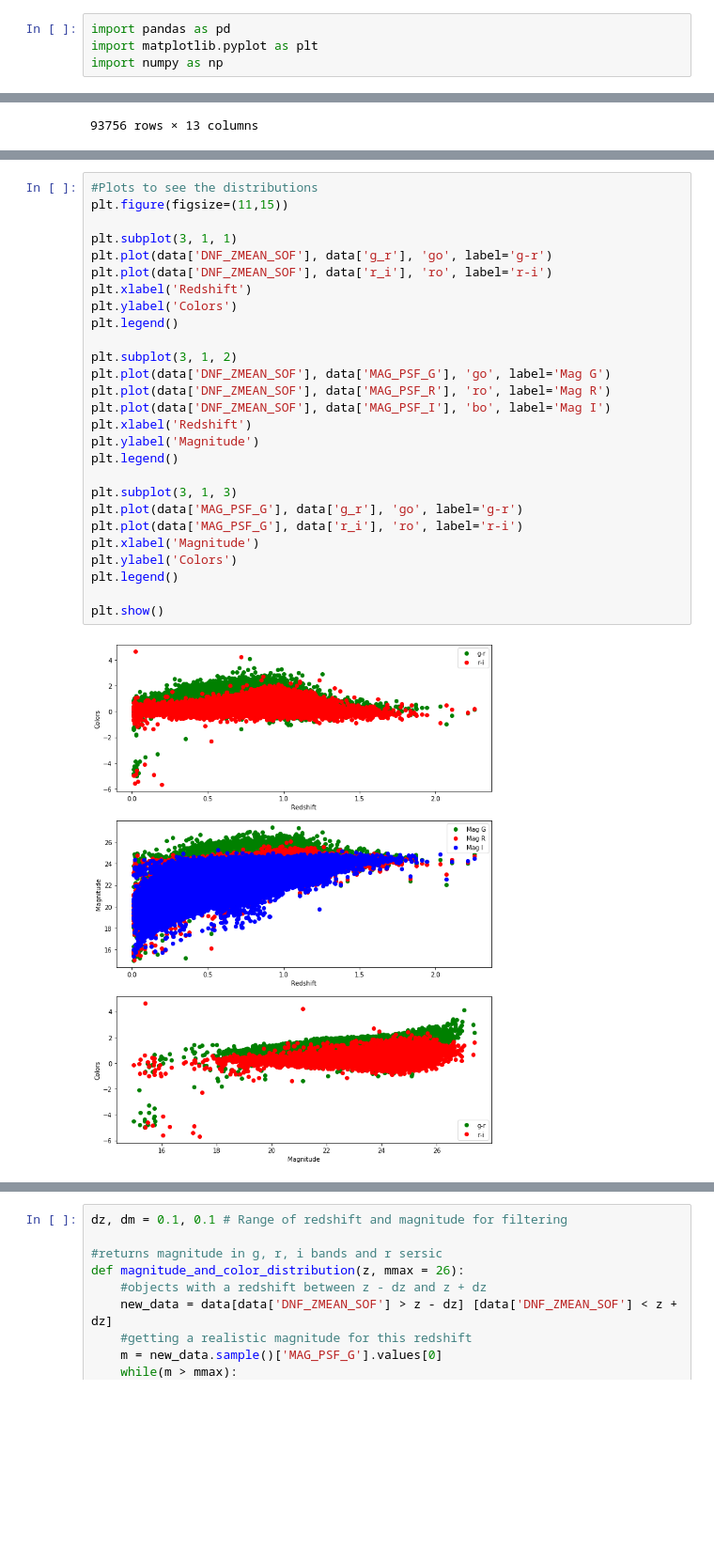
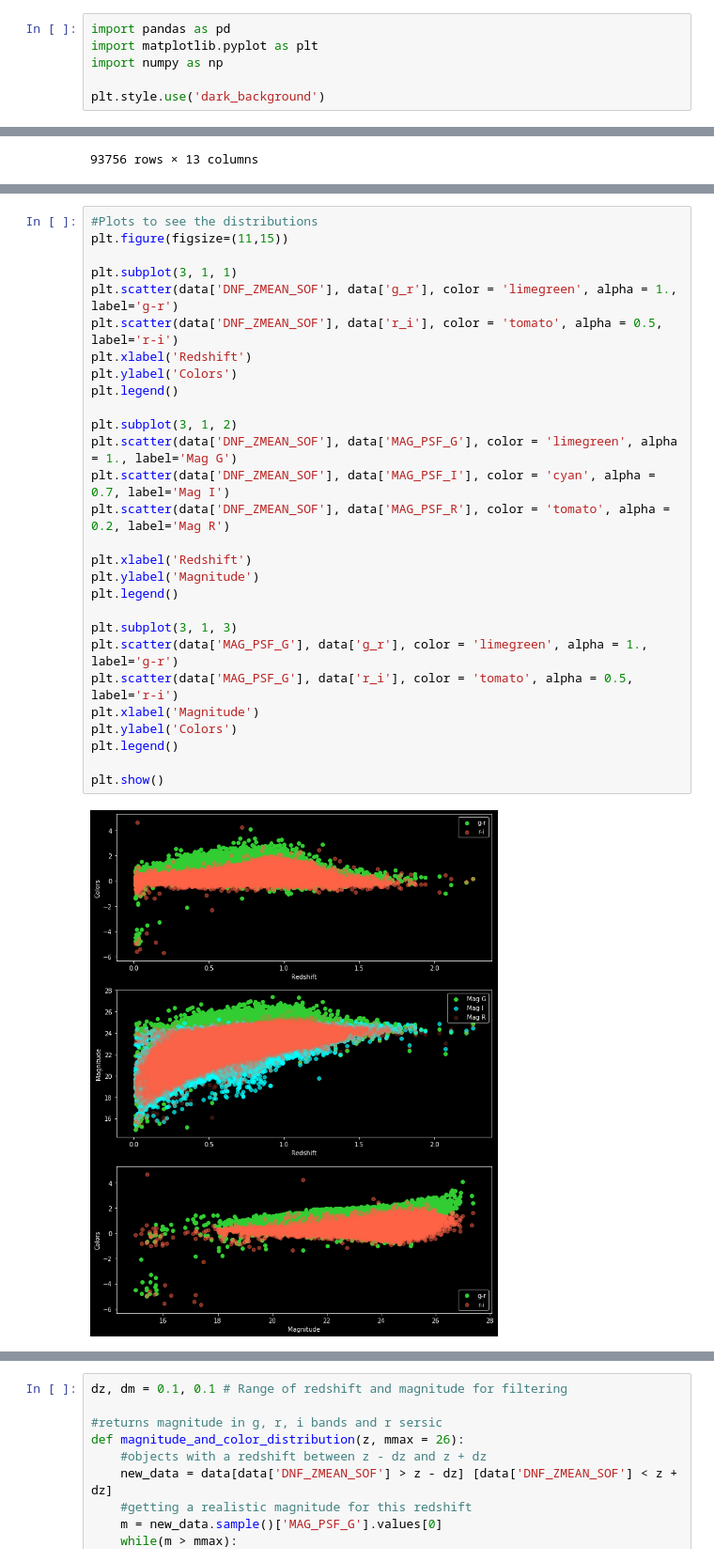
Before and after one commit to JimenaGonzalez/Simulations-Double-Source-Gravitational-Lensing, a Jupyter notebook: Color_Distribution/Source_distributions.ipynb, the cells around one changed output, grey strips where cells are left out. Shown at 94% size. Cells and saved outputs as stored; diff of their text form; blank space fills up the shorter version.

Commit message:
Improved plots

```diff
--- a/Color_Distribution/Source_distributions.ipynb
+++ b/Color_Distribution/Source_distributions.ipynb
@@ -2,6 +2,8 @@
 import pandas as pd
 import matplotlib.pyplot as plt
 import numpy as np
+
+plt.style.use('dark_background')
 # %%
 path = '/Users/jimenagonzalez/research/DSPL/Simulations-Double-Source-Gravitational-Lensing/Data/'
 filename = 'source_distributions.csv'
@@ -52,32 +54,33 @@ data.head()
 # %%
 #Plots to see the distributions
 plt.figure(figsize=(11,15))
 
 plt.subplot(3, 1, 1)
-plt.plot(data['DNF_ZMEAN_SOF'], data['g_r'], 'go', label='g-r')
-plt.plot(data['DNF_ZMEAN_SOF'], data['r_i'], 'ro', label='r-i')
+plt.scatter(data['DNF_ZMEAN_SOF'], data['g_r'], color = 'limegreen', alpha = 1., label='g-r')
+plt.scatter(data['DNF_ZMEAN_SOF'], data['r_i'], color = 'tomato', alpha = 0.5, label='r-i')
 plt.xlabel('Redshift')
 plt.ylabel('Colors')
 plt.legend()
 
 plt.subplot(3, 1, 2)
-plt.plot(data['DNF_ZMEAN_SOF'], data['MAG_PSF_G'], 'go', label='Mag G')
-plt.plot(data['DNF_ZMEAN_SOF'], data['MAG_PSF_R'], 'ro', label='Mag R')
-plt.plot(data['DNF_ZMEAN_SOF'], data['MAG_PSF_I'], 'bo', label='Mag I')
+plt.scatter(data['DNF_ZMEAN_SOF'], data['MAG_PSF_G'], color = 'limegreen', alpha = 1., label='Mag G')
+plt.scatter(data['DNF_ZMEAN_SOF'], data['MAG_PSF_I'], color = 'cyan', alpha = 0.7, label='Mag I')
+plt.scatter(data['DNF_ZMEAN_SOF'], data['MAG_PSF_R'], color = 'tomato', alpha = 0.2, label='Mag R')
+
 plt.xlabel('Redshift')
 plt.ylabel('Magnitude')
 plt.legend()
 
 plt.subplot(3, 1, 3)
-plt.plot(data['MAG_PSF_G'], data['g_r'], 'go', label='g-r')
-plt.plot(data['MAG_PSF_G'], data['r_i'], 'ro', label='r-i')
+plt.scatter(data['MAG_PSF_G'], data['g_r'], color = 'limegreen', alpha = 1., label='g-r')
+plt.scatter(data['MAG_PSF_G'], data['r_i'], color = 'tomato', alpha = 0.5, label='r-i')
 plt.xlabel('Magnitude')
 plt.ylabel('Colors')
 plt.legend()
 
 plt.show()
 # %% [output]
-[figure, old version]
+[figure, new version]
 # %%
 plt.figure(figsize=(7,5))
 plt.title('Mag G distribution')
```
Also changed, not shown: parts of 3 cells of this notebook.
